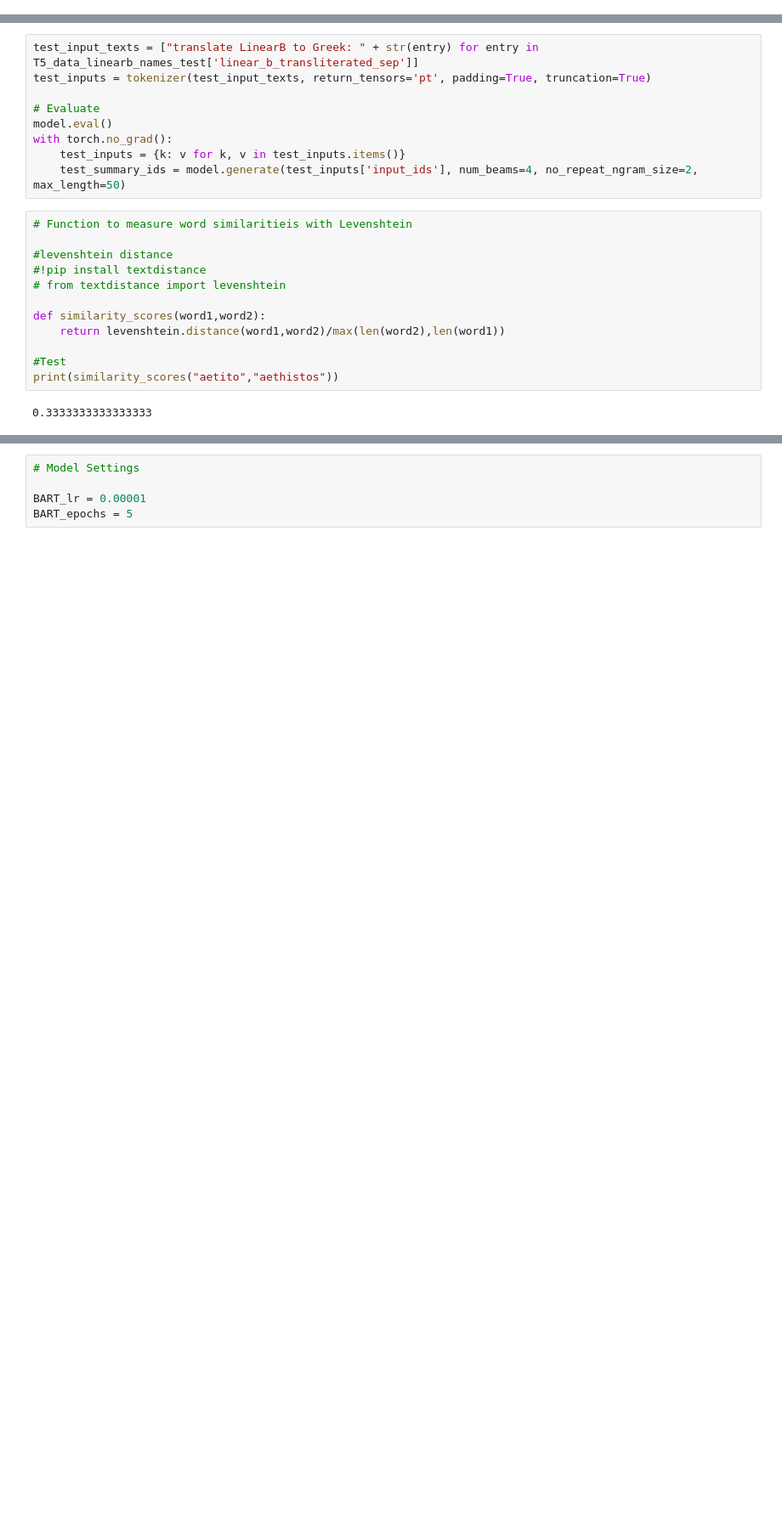
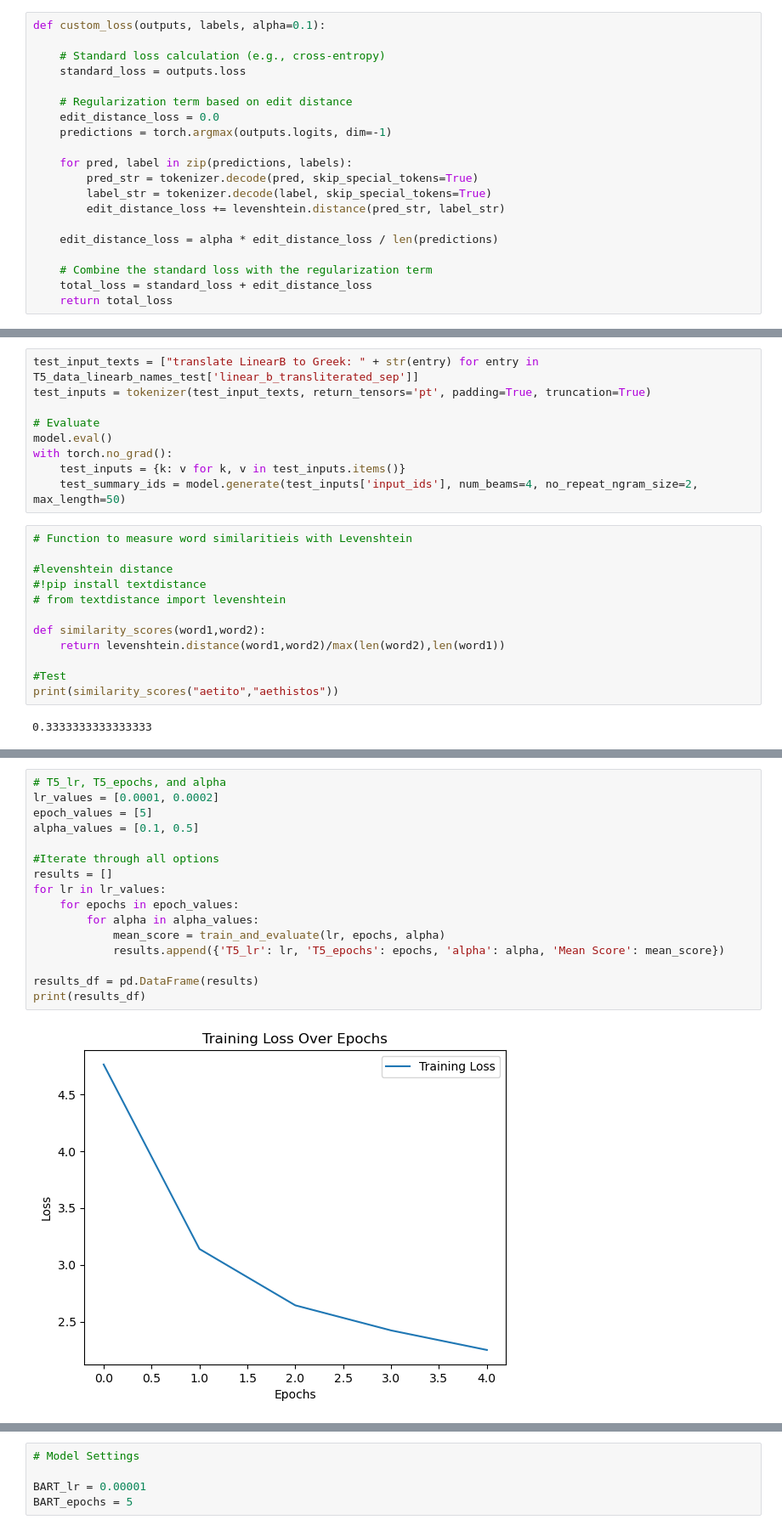
Before and after one commit to sekretaryuk/w266-final-project, a Jupyter notebook: lineara_workfile_5.ipynb, the cells around one changed output, grey strips where cells are left out. Shown at 85% size. Drawn from its saved outputs; the diff is of its cells as text; blank space fills up the shorter version.

```diff
--- a/lineara_workfile_5.ipynb
+++ b/lineara_workfile_5.ipynb
@@ -917,0 +1032,20 @@ Epoch 4, Loss: 1.7546330847238238
+# %%
+def custom_loss(outputs, labels, alpha=0.1):
+
+    # Standard loss calculation (e.g., cross-entropy)
+    standard_loss = outputs.loss
+
+    # Regularization term based on edit distance
+    edit_distance_loss = 0.0
+    predictions = torch.argmax(outputs.logits, dim=-1)
+
+    for pred, label in zip(predictions, labels):
+        pred_str = tokenizer.decode(pred, skip_special_tokens=True)
+        label_str = tokenizer.decode(label, skip_special_tokens=True)
+        edit_distance_loss += levenshtein.distance(pred_str, label_str)
+
+    edit_distance_loss = alpha * edit_distance_loss / len(predictions)
+
+    # Combine the standard loss with the regularization term
+    total_loss = standard_loss + edit_distance_loss
+    return total_loss
@@ -1064,0 +1327,18 @@ plt.show()
+# %%
+# T5_lr, T5_epochs, and alpha
+lr_values = [0.0001, 0.0002]
+epoch_values = [5]
+alpha_values = [0.1, 0.5]
+
+#Iterate through all options
+results = []
+for lr in lr_values:
+    for epochs in epoch_values:
+        for alpha in alpha_values:
+            mean_score = train_and_evaluate(lr, epochs, alpha)
+            results.append({'T5_lr': lr, 'T5_epochs': epochs, 'alpha': alpha, 'Mean Score': mean_score})
+
+results_df = pd.DataFrame(results)
+print(results_df)
+# %% [output]
+[figure, added]
```
Also changed, not shown: parts of 25 cells of this notebook.
